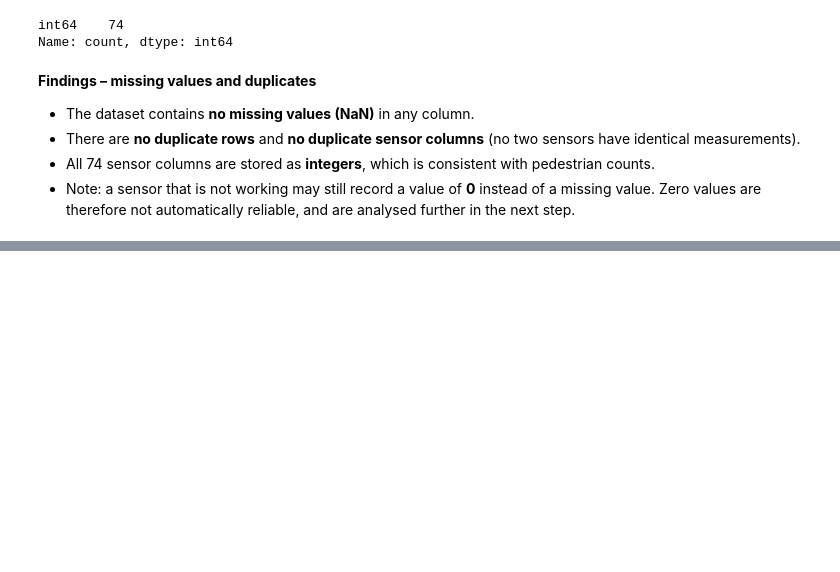
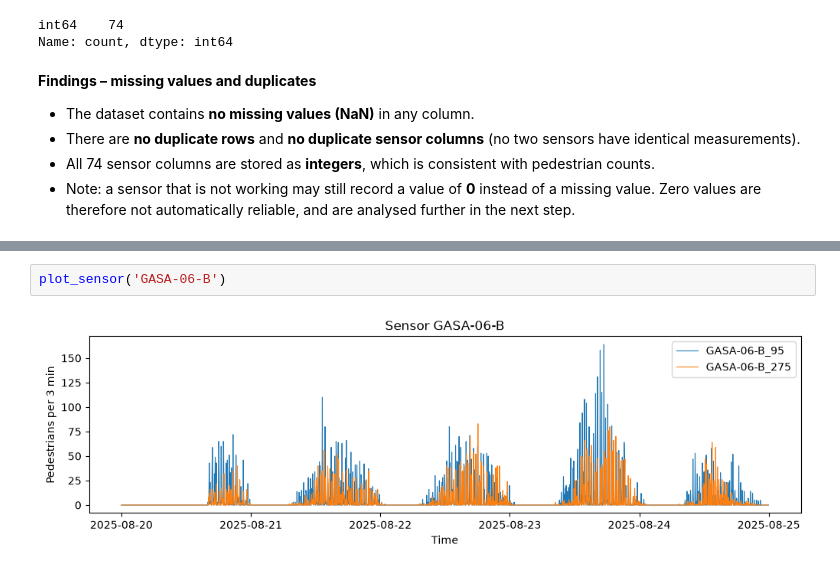
Before and after one commit to AnoushkaV/SAILproject, a Jupyter notebook: Analysation/data_cleaning.ipynb, the cells around one changed output, grey strips where cells are left out. Cells and saved outputs as stored; diff of their text form; blank space fills up the shorter version.

```diff
--- a/Analysation/data_cleaning.ipynb
+++ b/Analysation/data_cleaning.ipynb
@@ -239,0 +323,4 @@ Name: count, dtype: int64
+# %%
+plot_sensor('GASA-06-B')
+# %% [output]
+[figure, added]
```
Also changed, not shown: parts of 12 cells of this notebook.
